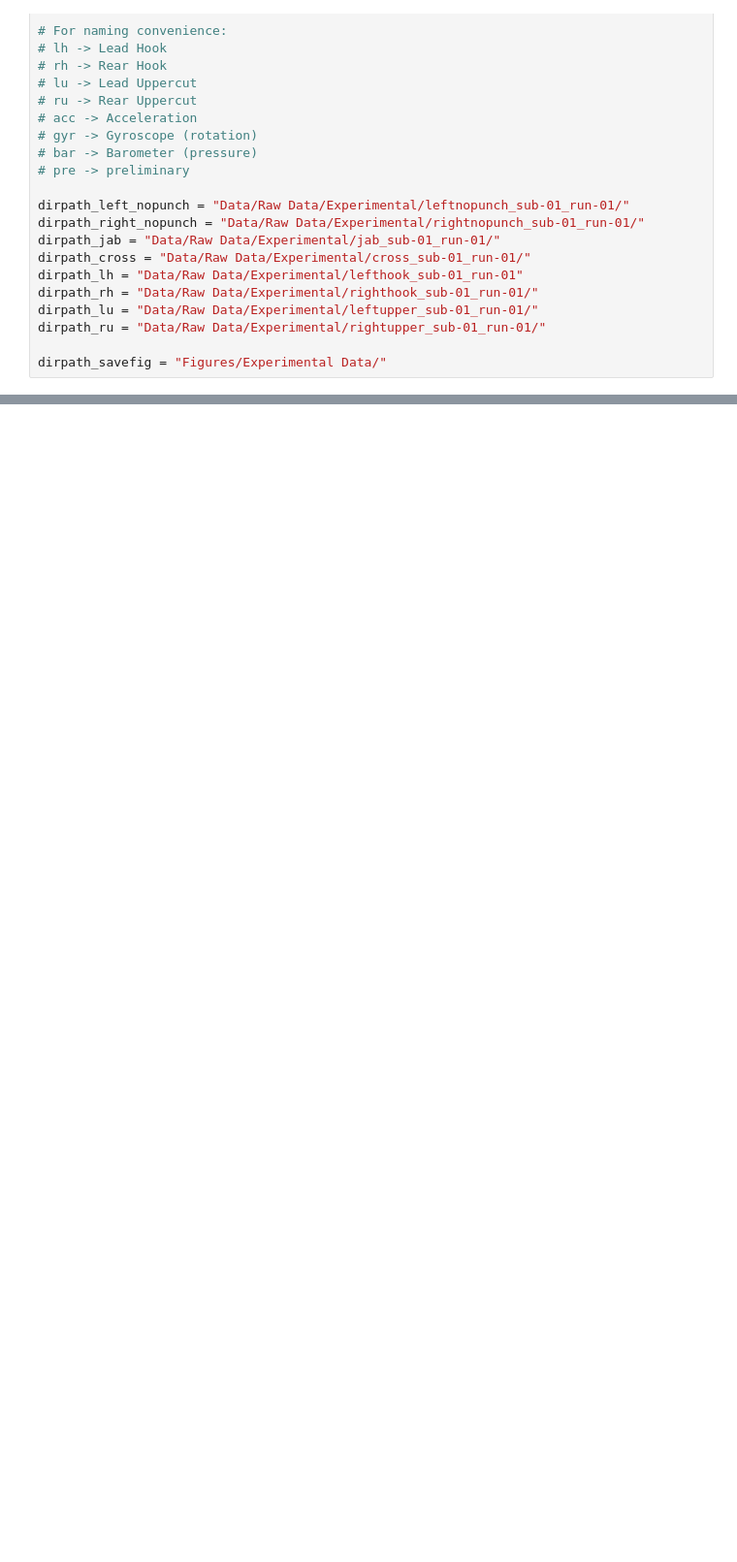
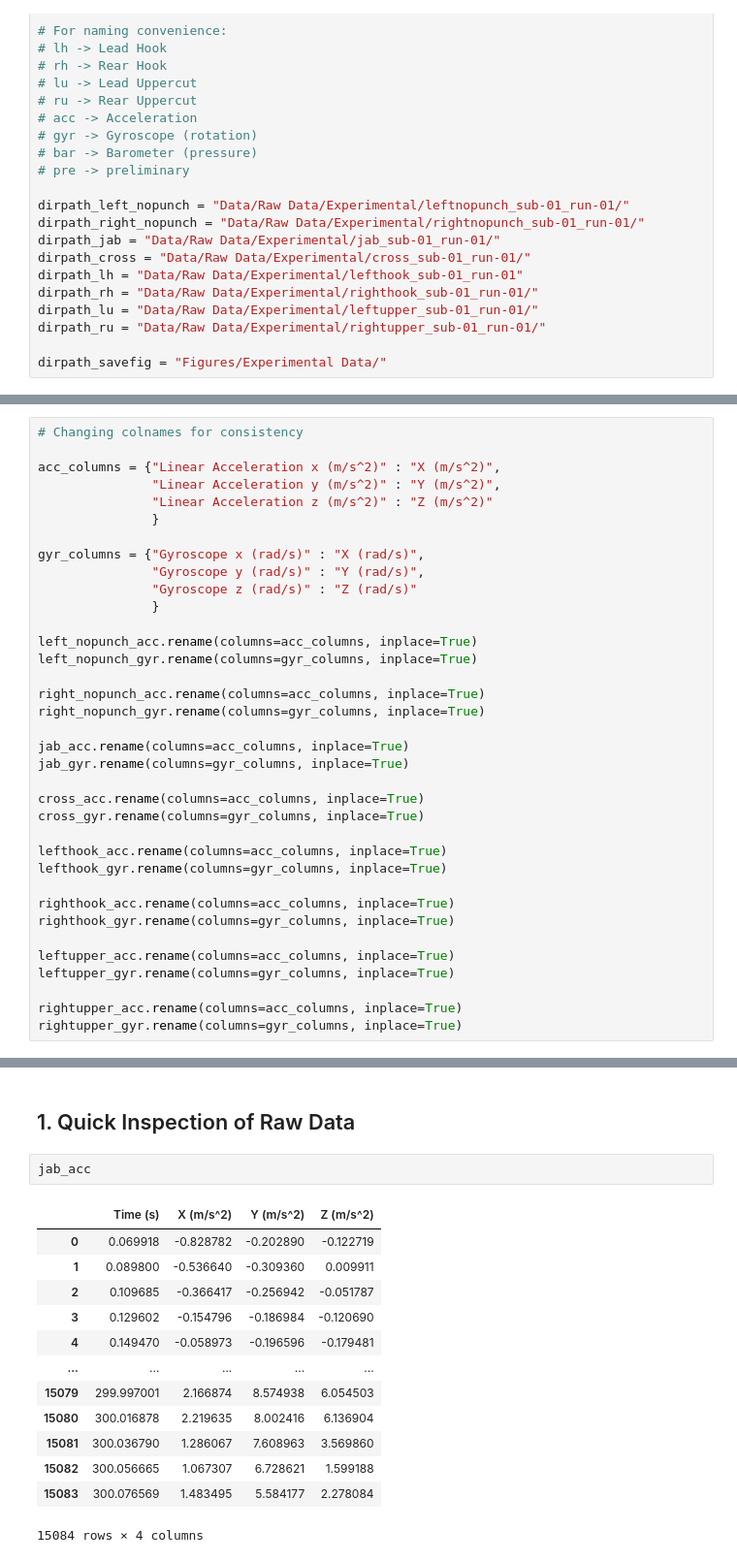
Before and after one commit to BruceLeo99/MLQS-VU-Project-Tyson, a Jupyter notebook: Experimental Boxing data review.ipynb, the cells around one changed output, grey strips where cells are left out. Shown at 97% size. Cells and saved outputs as stored; diff of their text form; blank space fills up the shorter version.

```diff
--- a/Experimental Boxing data review.ipynb
+++ b/Experimental Boxing data review.ipynb
@@ -96,0 +87,36 @@ FileNotFoundError: [Errno 2] No such file or directory: 'Data/Raw Data/Experimen
+# %%
+# Changing colnames for consistency
+
+acc_columns = {"Linear Acceleration x (m/s^2)" : "X (m/s^2)",
+               "Linear Acceleration y (m/s^2)" : "Y (m/s^2)",
+               "Linear Acceleration z (m/s^2)" : "Z (m/s^2)"
+               }
+
+gyr_columns = {"Gyroscope x (rad/s)" : "X (rad/s)",
+               "Gyroscope y (rad/s)" : "Y (rad/s)",
+               "Gyroscope z (rad/s)" : "Z (rad/s)"
+               }
+
+left_nopunch_acc.rename(columns=acc_columns, inplace=True)
+left_nopunch_gyr.rename(columns=gyr_columns, inplace=True)
+
+right_nopunch_acc.rename(columns=acc_columns, inplace=True)
+right_nopunch_gyr.rename(columns=gyr_columns, inplace=True)
+
+jab_acc.rename(columns=acc_columns, inplace=True)
+jab_gyr.rename(columns=gyr_columns, inplace=True)
+
+cross_acc.rename(columns=acc_columns, inplace=True)
+cross_gyr.rename(columns=gyr_columns, inplace=True)
+
+lefthook_acc.rename(columns=acc_columns, inplace=True)
+lefthook_gyr.rename(columns=gyr_columns, inplace=True)
+
+righthook_acc.rename(columns=acc_columns, inplace=True)
+righthook_gyr.rename(columns=gyr_columns, inplace=True)
+
+leftupper_acc.rename(columns=acc_columns, inplace=True)
+leftupper_gyr.rename(columns=gyr_columns, inplace=True)
+
+rightupper_acc.rename(columns=acc_columns, inplace=True)
+rightupper_gyr.rename(columns=gyr_columns, inplace=True)
@@ -96,0 +141,18 @@ FileNotFoundError: [Errno 2] No such file or directory: 'Data/Raw Data/Experimen
+# %% [markdown]
+## 1. Quick Inspection of Raw Data
+# %%
+jab_acc
+# %% [output]
+|  | Time (s) | X (m/s^2) | Y (m/s^2) | Z (m/s^2) |
+| 0 | 0.069918 | -0.828782 | -0.202890 | -0.122719 |
+| 1 | 0.089800 | -0.536640 | -0.309360 | 0.009911 |
+| 2 | 0.109685 | -0.366417 | -0.256942 | -0.051787 |
+| 3 | 0.129602 | -0.154796 | -0.186984 | -0.120690 |
+| 4 | 0.149470 | -0.058973 | -0.196596 | -0.179481 |
+| ... | ... | ... | ... | ... |
+| 15079 | 299.997001 | 2.166874 | 8.574938 | 6.054503 |
+| 15080 | 300.016878 | 2.219635 | 8.002416 | 6.136904 |
+| 15081 | 300.036790 | 1.286067 | 7.608963 | 3.569860 |
+| 15082 | 300.056665 | 1.067307 | 6.728621 | 1.599188 |
+| 15083 | 300.076569 | 1.483495 | 5.584177 | 2.278084 |
+15084 rows × 4 columns
```
Also changed, not shown: parts of 10 cells of this notebook.
